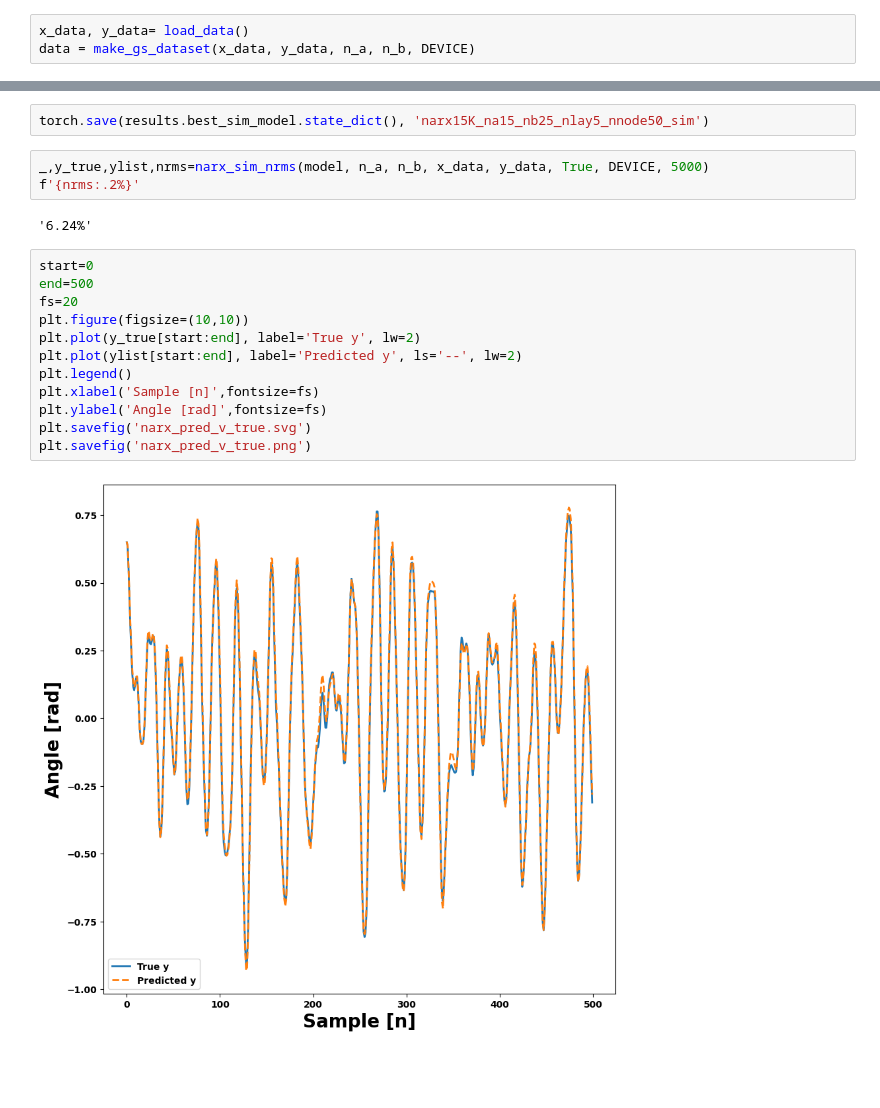
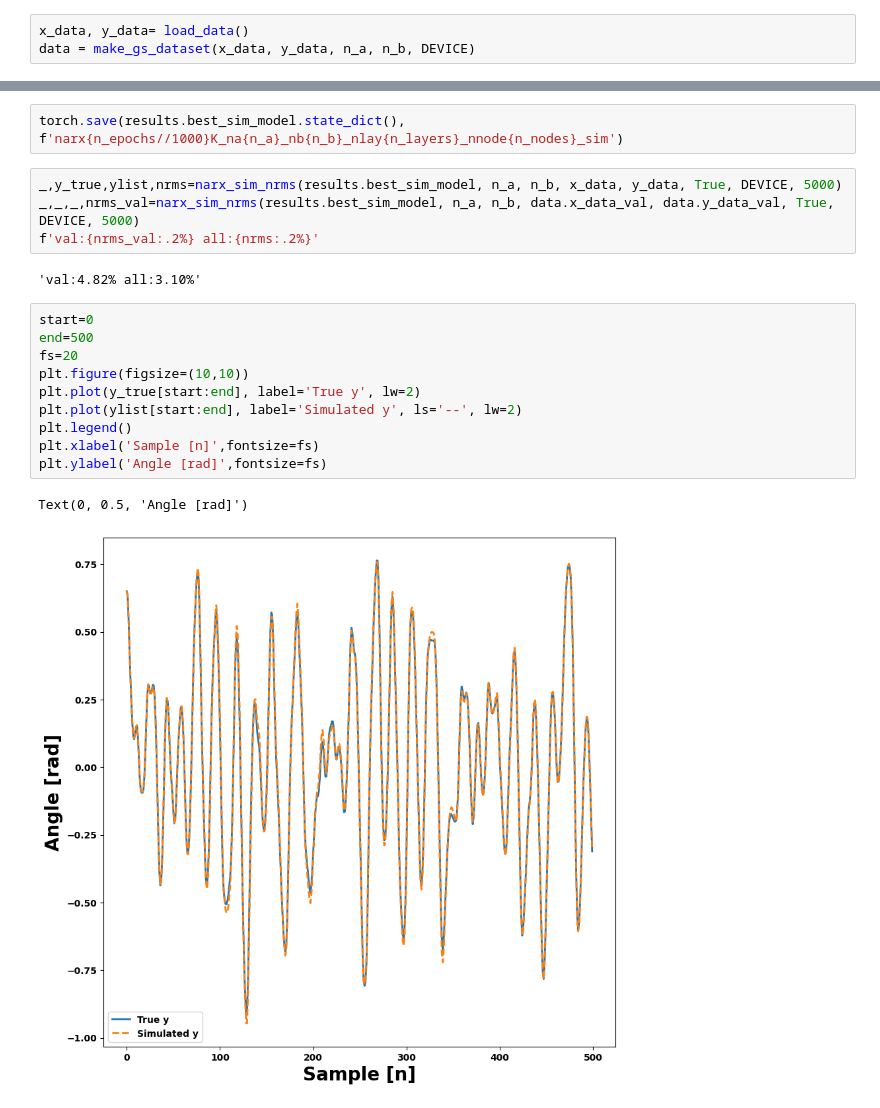
Before and after one commit to Erick-Hoogstrate/5SC28, a Jupyter notebook: __01_system_id/NARX_ANN/narx_training_sim.ipynb, the cells around one changed output, grey strips where cells are left out. Drawn from its saved outputs; the diff is of its cells as text; blank space fills up the shorter version.

Commit message:
unfuck data loading, retrain models

```diff
--- a/__01_system_id/NARX_ANN/narx_training_sim.ipynb
+++ b/__01_system_id/NARX_ANN/narx_training_sim.ipynb
@@ -39,21 +39,21 @@ current best sim NRMS: 0.04429845546607543, previous best sim NRMS: 0.0478701135
-# %%
-torch.save(results.best_sim_model.state_dict(), 'narx15K_na15_nb25_nlay5_nnode50_sim')
+# %%
+torch.save(results.best_sim_model.state_dict(), f'narx{n_epochs//1000}K_na{n_a}_nb{n_b}_nlay{n_layers}_nnode{n_nodes}_sim')
 # %%
-_,y_true,ylist,nrms=narx_sim_nrms(model, n_a, n_b, x_data, y_data, True, DEVICE, 5000)
-f'{nrms:.2%}'
+_,y_true,ylist,nrms=narx_sim_nrms(results.best_sim_model, n_a, n_b, x_data, y_data, True, DEVICE, 5000)
+_,_,_,nrms_val=narx_sim_nrms(results.best_sim_model, n_a, n_b, data.x_data_val, data.y_data_val, True, DEVICE, 5000)
+f'val:{nrms_val:.2%} all:{nrms:.2%}'
 # %% [output]
-'6.24%'
+'val:4.82% all:3.10%'
 # %%
 start=0
 end=500
 fs=20
 plt.figure(figsize=(10,10))
 plt.plot(y_true[start:end], label='True y', lw=2)
-plt.plot(ylist[start:end], label='Predicted y', ls='--', lw=2)
+plt.plot(ylist[start:end], label='Simulated y', ls='--', lw=2)
 plt.legend()
 plt.xlabel('Sample [n]',fontsize=fs)
 plt.ylabel('Angle [rad]',fontsize=fs)
-plt.savefig('narx_pred_v_true.svg')
-plt.savefig('narx_pred_v_true.png')
 # %% [output]
+Text(0, 0.5, 'Angle [rad]')
-[figure, old version]
+[figure, new version]
```
Also changed, not shown: parts of 1 cell of this notebook, 4 other files.
